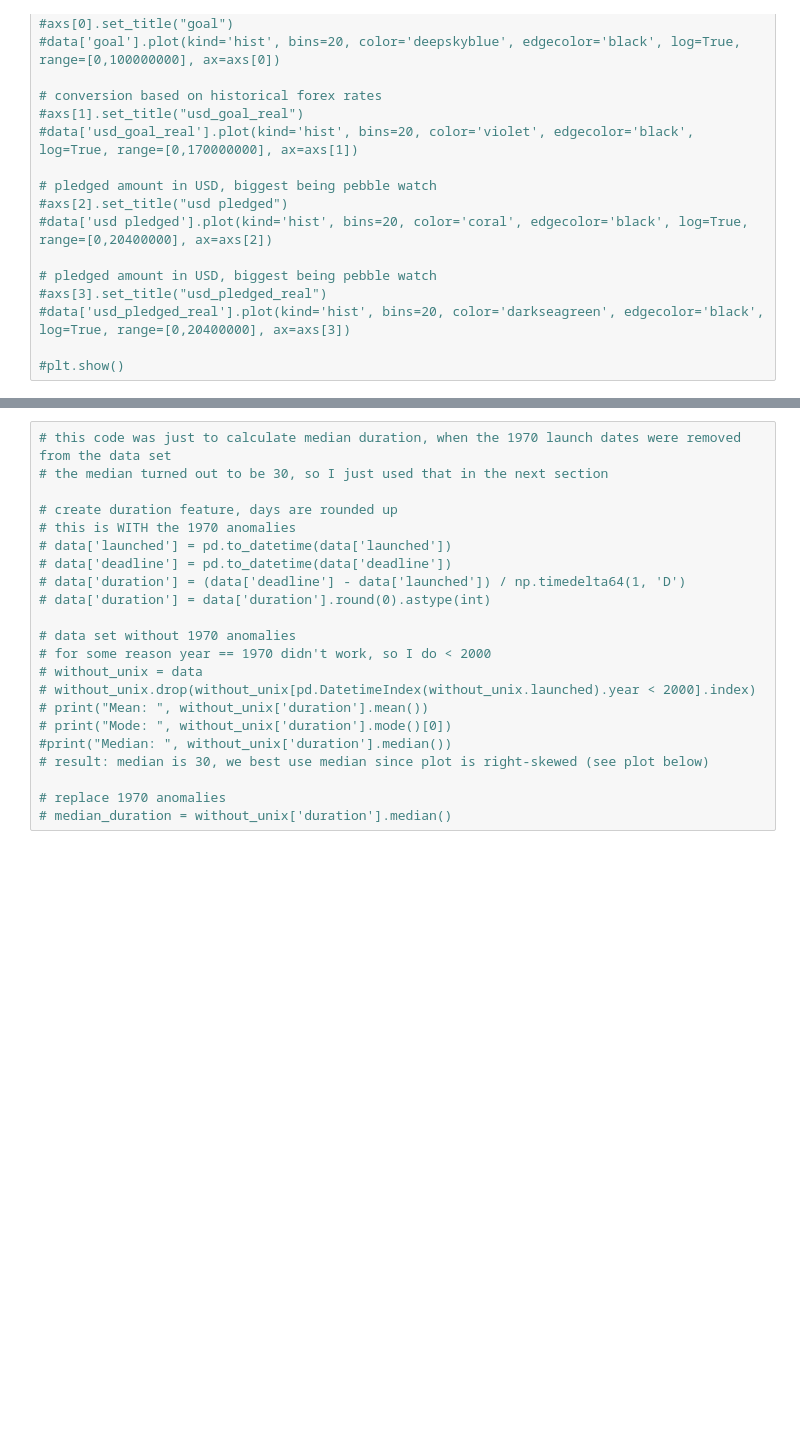
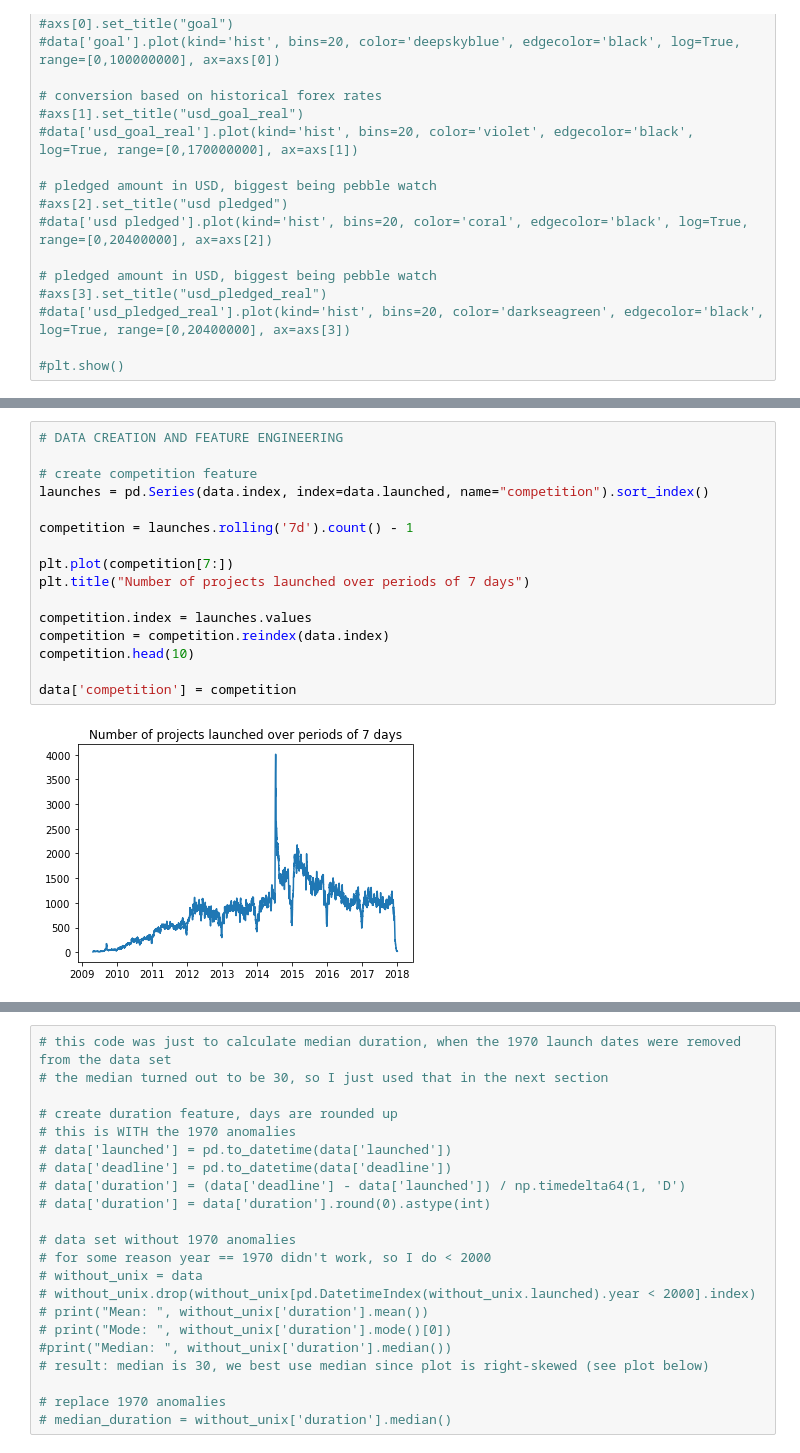
Before and after one commit to alexanderameye/machine-learning, a Jupyter notebook: project/data/notebook.ipynb, the cells around one changed output, grey strips where cells are left out. Drawn from its saved outputs; the diff is of its cells as text; blank space fills up the shorter version.

```diff
--- a/project/data/notebook.ipynb
+++ b/project/data/notebook.ipynb
@@ -185,2 +187,20 @@ data.loc[pd.DatetimeIndex(data['launched']).year < 2000, 'launched'] = data['dea
+# %%
+# DATA CREATION AND FEATURE ENGINEERING
+
+# create competition feature
+launches = pd.Series(data.index, index=data.launched, name="competition").sort_index()
+
+competition = launches.rolling('7d').count() - 1
+
+plt.plot(competition[7:])
+plt.title("Number of projects launched over periods of 7 days")
+
+competition.index = launches.values
+competition = competition.reindex(data.index)
+competition.head(10)
+
+data['competition'] = competition
+# %% [output]
+[figure, added]
 # %%
 # DATA CREATION (FEATURE ENGINEERING)
```
Also changed, not shown: parts of 13 cells of this notebook.
